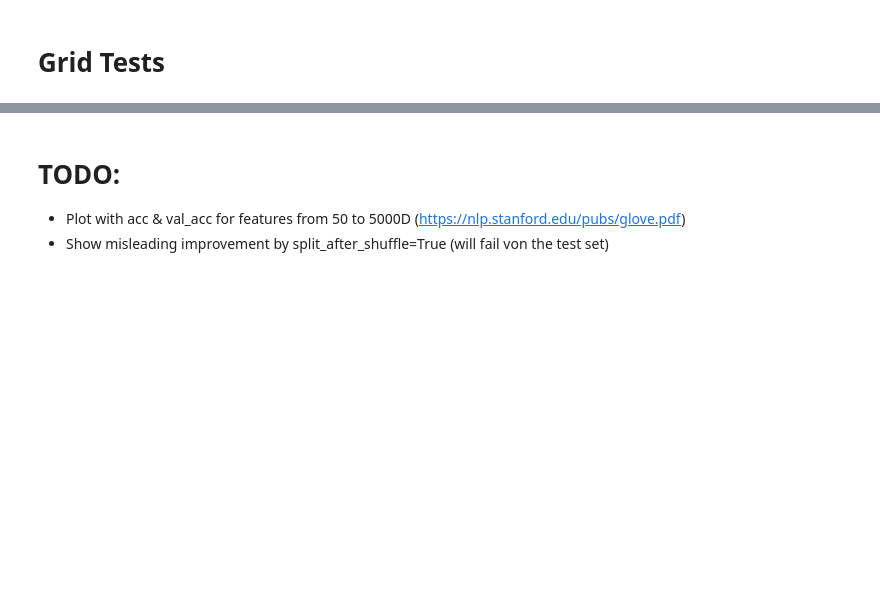
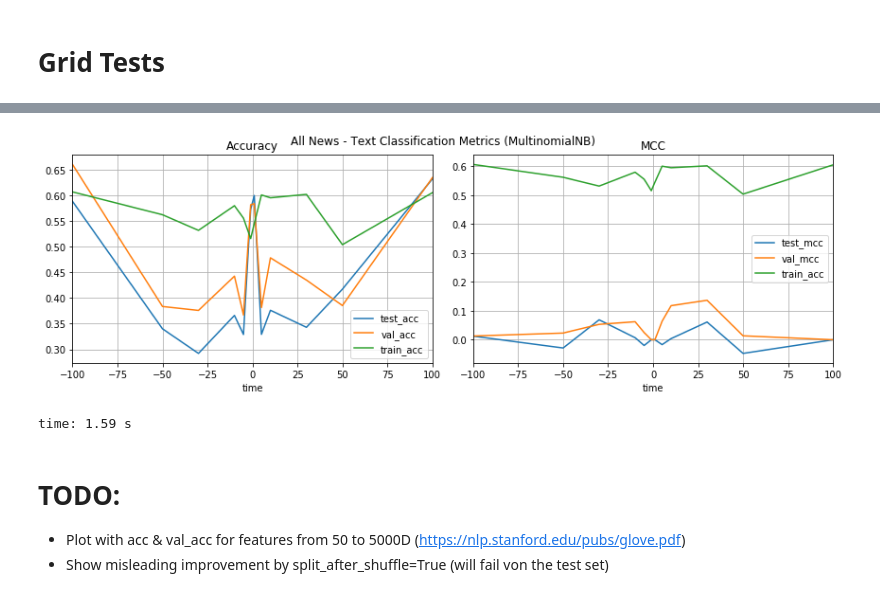
Before and after one commit to Chaoste/nlp-stocks, a Jupyter notebook: research/7.3-TextClassification.ipynb, the cells around one changed output, grey strips where cells are left out. Cells and saved outputs as stored; diff of their text form; code cells hidden in the pictures; blank space fills up the shorter version.

Commit message:
Multinomial Bayes is done

```diff
--- a/research/7.3-TextClassification.ipynb
+++ b/research/7.3-TextClassification.ipynb
@@ -56,13 +54,12 @@ from src.datasets import NyseStocksDataset
 import src.nlp_utils as nlp_utils
 import src.text_classification_utils as tc_utils
 
-tracemalloc.start(10)
-
 HOME = ".."
 DATA_DIR = "data"
-NEWS = os.path.join(HOME, DATA_DIR, "preprocessed", "news-v2.csv")
+NEWS = os.path.join(HOME, DATA_DIR, "preprocessed", "news-v3.csv")
 OCCS = os.path.join(HOME, DATA_DIR, "preprocessed", "occurrences", "occurrences.csv")
 COOCCS = os.path.join(HOME, DATA_DIR, "preprocessed", "occurrences", "cooccurrences.csv")
+PRICES = os.path.join(HOME, DATA_DIR, "nyse", "prices-split-adjusted.csv")
 
 stocks_ds = NyseStocksDataset(file_path='../data/nyse/prices-split-adjusted.csv'); stocks_ds.load()
 securities_ds = NyseSecuritiesDataset(file_path='../data/nyse/securities.csv'); securities_ds.load()
@@ -75,10 +72,9 @@ time: 47.8 s
 # %% [markdown]
 ##### Define final test run
 # %%
-snapshot1 = tracemalloc.take_snapshot()
 # Also contains prices from train for look back
-stocks_test_ds = NyseStocksDataset(file_path='../data/nyse/prices-split-adjusted.csv', only_test=True, load=True)
-all_news = pd.read_csv(NEWS, index_col=0)
+stocks_test_ds = NyseStocksDataset(file_path=PRICES, only_test=True, load=True)
+all_news = pd.read_csv(NEWS, index_col=0, skiprows=range(1, 46481))
 # news_test = tc_utils.load_news_clipped(stocks_test_ds, look_back=0, forecast=30, file_path=REUTERS)
 
 def final_test(pipe, look_back=0, forecast=30, epsilon_daily_label=0.01, epsilon_overall_label=0.05, min_occurrences=5):
@@ -99,7 +95,6 @@ def final_test(pipe, look_back=0, forecast=30, epsilon_daily_label=0.01, epsilon
     acc = accuracy_score(y_test, y_pred)
     mcc = matthews_corrcoef(y_test, y_pred)
     return acc, mcc, y_pred
-snapshot2 = tracemalloc.take_snapshot()
 # %% [output]
 [interactive output not drawn]
 time: 1min 26s
@@ -138,7 +108,7 @@ EPSILON_OVERALL_LABEL = 0.05
 MIN_OCCURRENCES = 5  # for one company
 MAX_ARTICLES = 20000 # with min_occ=1 we get up to 25k
 
-algorithm = GaussianNB()
+algorithm = LogisticRegression(random_state=0)
 metrics = []
 pipes = []
 
@@ -170,8 +156,11 @@ for time_delta in tqdm([x for x in [-100, -50, -30, -10, -5, -1, 1, 5, 10, 30, 5
 # %%
 metrics_df = pd.DataFrame(metrics, columns=['time', 'test_acc', 'test_mcc', 'val_acc', 'val_mcc', 'train_acc', 'train_mcc']).set_index('time')
 fig, axes = plt.subplots(1, 2, figsize=(12, 4))
 metrics_df[['test_acc', 'val_acc', 'train_acc']].plot(ax=axes[0], title='Accuracy', grid=True)
 metrics_df[['test_mcc', 'val_mcc', 'train_acc']].plot(ax=axes[1], title='MCC', grid=True)
-fig.suptitle('All News - Text Classification Metrics')
+fig.suptitle('All News - Text Classification Metrics (MultinomialNB)')
 fig.tight_layout()
-fig.savefig('all-news-test-classification-metrics-gb-2.pdf')
+fig.savefig('all-news-test-classification-metrics-lr-mo5.pdf')
+# %% [output]
+[figure, added]
+time: 1.59 s
```
Also changed, not shown: parts of 6 cells of this notebook, 1 other file.
